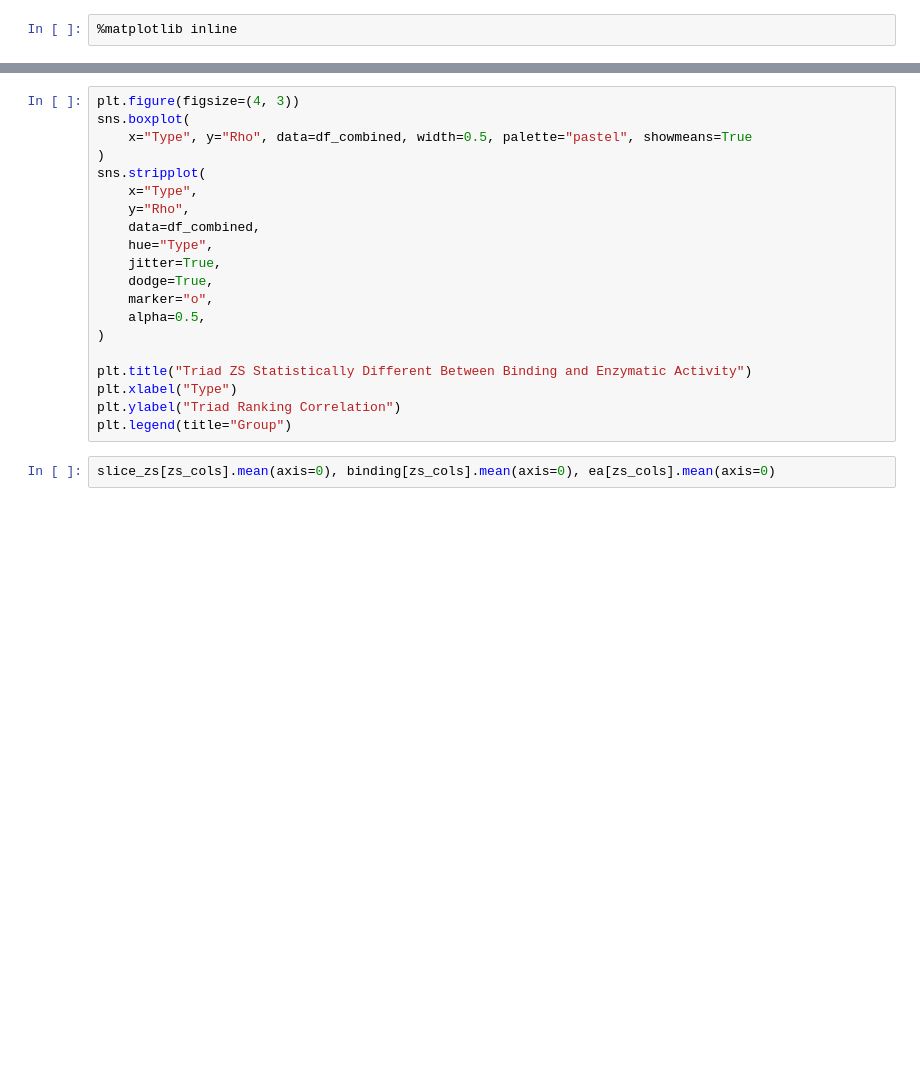
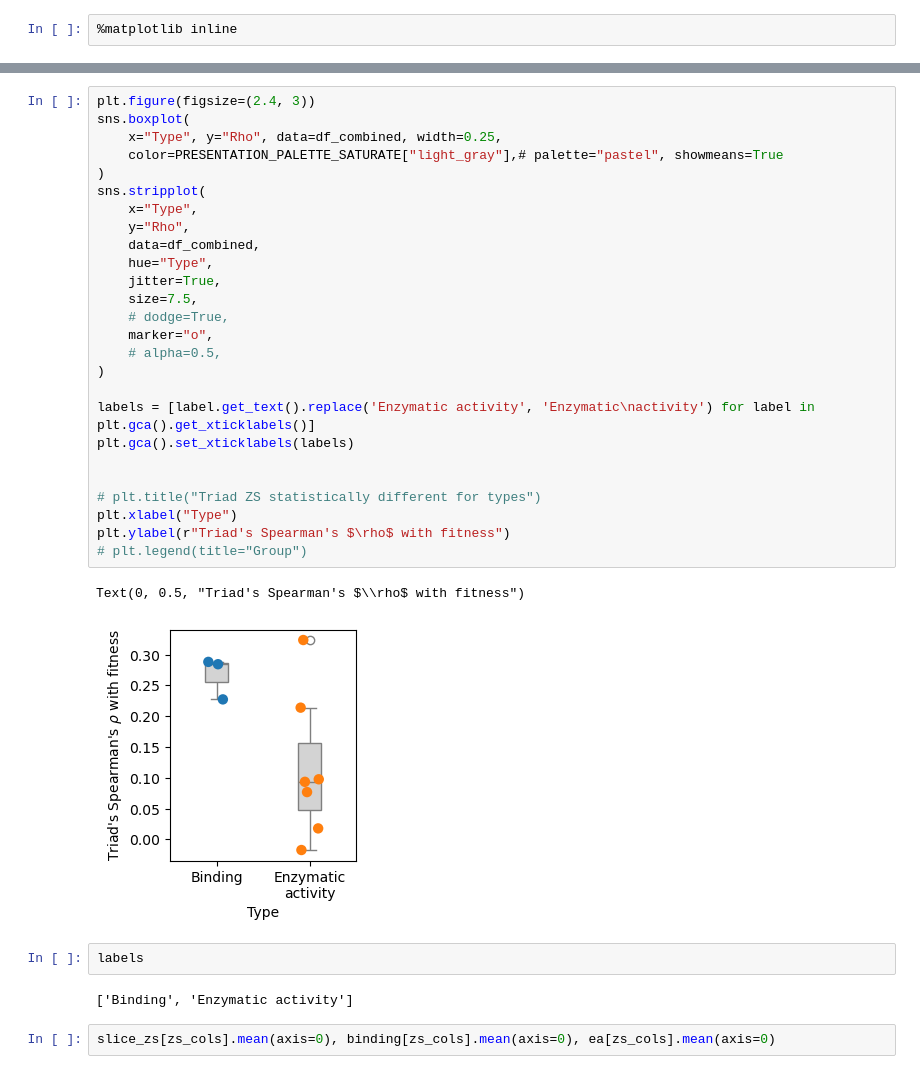
Before and after one commit to fhalab/SSMuLA, a Jupyter notebook: sandbox/zs_corr_simper.ipynb, the cells around one changed output, grey strips where cells are left out. Cells and saved outputs as stored; diff of their text form; blank space fills up the shorter version.

Commit message:
add msa rho bar plot

```diff
--- a/sandbox/zs_corr_simper.ipynb
+++ b/sandbox/zs_corr_simper.ipynb
@@ -383,23 +369,36 @@ plt.show()
 # %%
-plt.figure(figsize=(4, 3))
+plt.figure(figsize=(2.4, 3))
 sns.boxplot(
-    x="Type", y="Rho", data=df_combined, width=0.5, palette="pastel", showmeans=True
+    x="Type", y="Rho", data=df_combined, width=0.25,
+    color=PRESENTATION_PALETTE_SATURATE["light_gray"],# palette="pastel", showmeans=True
 )
 sns.stripplot(
     x="Type",
     y="Rho",
     data=df_combined,
     hue="Type",
     jitter=True,
-    dodge=True,
+    size=7.5,
+    # dodge=True,
     marker="o",
-    alpha=0.5,
+    # alpha=0.5,
 )
 
-plt.title("Triad ZS Statistically Different Between Binding and Enzymatic Activity")
+labels = [label.get_text().replace('Enzymatic activity', 'Enzymatic\nactivity') for label in plt.gca().get_xticklabels()]
+plt.gca().set_xticklabels(labels)
+
+
+# plt.title("Triad ZS statistically different for types")
 plt.xlabel("Type")
-plt.ylabel("Triad Ranking Correlation")
-plt.legend(title="Group")
+plt.ylabel(r"Triad's Spearman's $\rho$ with fitness")
+# plt.legend(title="Group")
+# %% [output]
+Text(0, 0.5, "Triad's Spearman's $\\rho$ with fitness")
+[figure, added]
+# %%
+labels
+# %% [output]
+['Binding', 'Enzymatic activity']
 # %%
 slice_zs[zs_cols].mean(axis=0), binding[zs_cols].mean(axis=0), ea[zs_cols].mean(axis=0)
 # %% [output]
```
Also changed, not shown: parts of 10 cells of this notebook.
